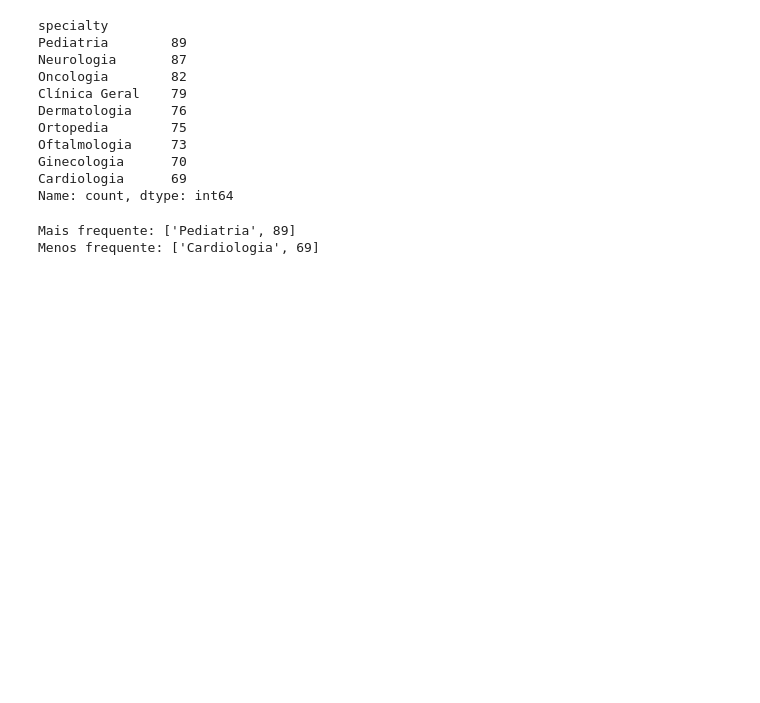
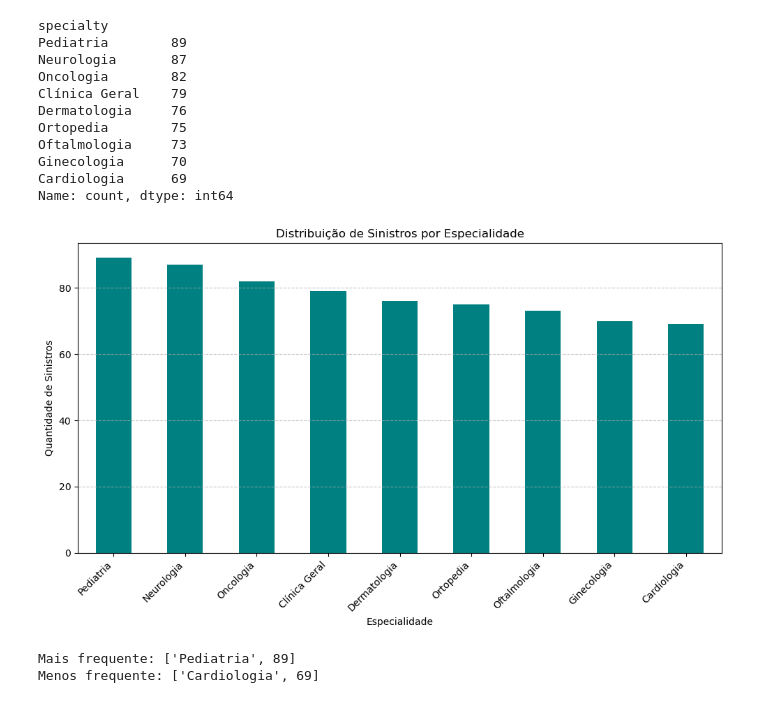
Before and after one commit to CESARPORCIONATO/aed_aula, a Jupyter notebook: 3_funcoes_agregadas_exercicios.ipynb, the cells around one changed output. Saved outputs shown, nothing was run; the diff lists cells and outputs as text; code cells hidden in the pictures; blank space fills up the shorter version.

```diff
--- a/3_funcoes_agregadas_exercicios.ipynb
+++ b/3_funcoes_agregadas_exercicios.ipynb
@@ -183,6 +198,23 @@ Oftalmologia     73
 Ginecologia      70
 Cardiologia      69
 Name: count, dtype: int64
+# %%
+# Contagem das especialidades
+specialty_counts = df["specialty"].value_counts().sort_values(ascending=False)
+# Gráfico de barras
+plt.figure(figsize=(10,6))
+specialty_counts.plot(kind='bar', color='teal')
+# Personalização
+plt.title('Distribuição de Sinistros por Especialidade')
+plt.xlabel('Especialidade')
+plt.ylabel('Quantidade de Sinistros')
+plt.xticks(rotation=45, ha='right')
+plt.grid(axis='y', linestyle='--', alpha=0.7)
+# Exibir gráfico
+plt.tight_layout()
+plt.show()
+# %% [output]
+[figure, added]
 # %%
 # Contagem dos status
 q4 = df['specialty'].value_counts()
```
Also changed, not shown: parts of 16 cells of this notebook.
